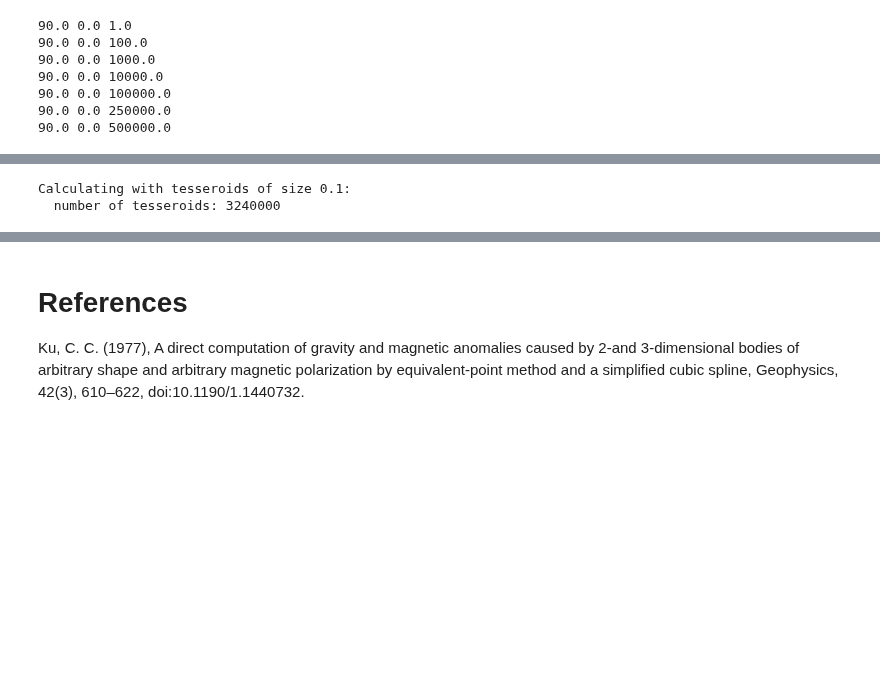
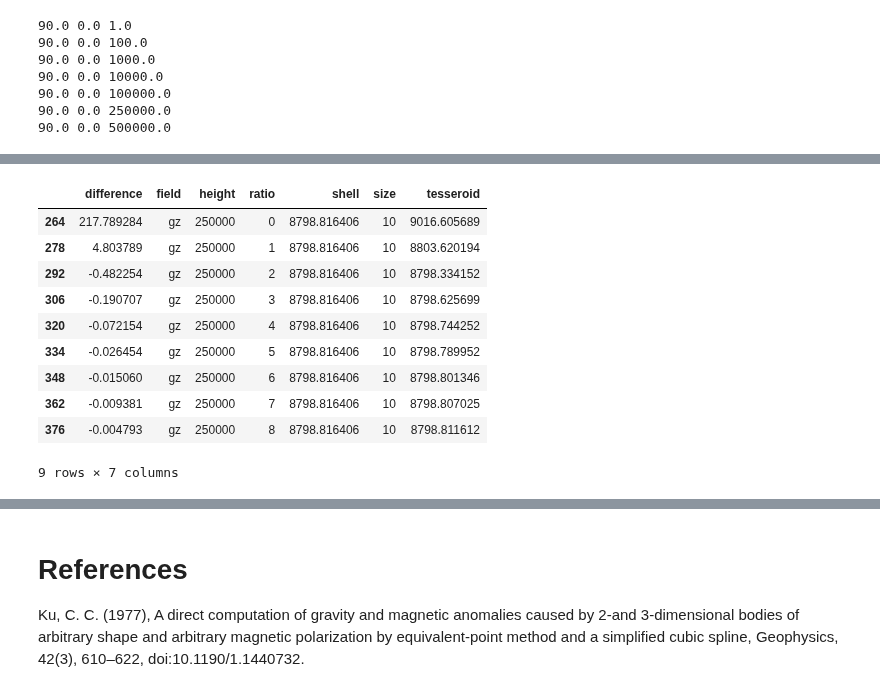
Before and after one commit to pinga-lab/paper-tesseroids, a Jupyter notebook: notebooks/tesseroid_vs_spherical_shell.ipynb, the cells around one changed output, grey strips where cells are left out. Drawn from its saved outputs; the diff is of its cells as text; code cells hidden in the pictures; blank space fills up the shorter version.

```diff
--- a/notebooks/tesseroid_vs_spherical_shell.ipynb
+++ b/notebooks/tesseroid_vs_spherical_shell.ipynb
@@ -1,2 +1,7 @@
 # %%
 %matplotlib inline
+# %%
+from IPython.parallel import Client
+client = Client()
+dview = client[:]
+client.ids
@@ -134,34 +170,64 @@ np.savetxt('points.txt', np.transpose([lons, lats, heights]), fmt='%.1f')
 # %%
+%%px
+dummy = lambda heights, a, b, c: numpy.zeros_like(heights)
+shellfuncs = dict(
+    pot=half_sph_shell.potential,
+    gz=half_sph_shell.gz,
+    gxx=half_sph_shell.gxx,
+    gxy=dummy,
+    gxz=dummy,
+    gyy=half_sph_shell.gyy,
+    gyz=dummy,
+    gzz=half_sph_shell.gzz)
 nheights = len(heights)
-data = pandas.DataFrame({}, columns=['field', 'size', 'ratio', 'height', 'tesseroid_value'])
-for size in sizes:
-    dump_model(make_model(size), 'model.txt')
-    print 'Calculating with tesseroids of size %g:' % (size)
-    ntess = !wc -l model.txt
-    print '  number of tesseroids: %s' % (ntess[0].split()[0])
+data = pandas.DataFrame({}, columns=[
+    'field',
+    'size',
+    'ratio',
+    'height',
+    'tesseroid',
+    'shell',
+    'difference'])
+for fname, size in zip(model_files, sizes):
     for ratio in ratios:
         # Assemble the pipeline
         if ratio == 0:
             flag = '-a'
         else:
             flag = '-t%g' % (ratio)
-        commands = ["cat points.txt"]
-        commands.extend('tess%s model.txt %s' % (field, flag) for field in fields)
-        pipeline = " | ".join(commands)
-        tmp = !$pipeline
-        # Remove comments and convert the strings to floats
-        output = np.loadtxt(StringIO('\n'.join(tmp)), unpack=True)[3:]
-        for value, field in zip(output, fields):
+        for field in fields:
+            pipeline = ' | '.join(['cat points.txt', 'tess%s %s %s' % (field, fname, flag)])
+            # Catch the output in tmp
+            tmp = !$pipeline
+            # and load it to a numpy array. Discard the lon, lat, height columns
+            tessvalue = numpy.loadtxt(StringIO('\n'.join(tmp)), unpack=True, usecols=[3])
+            shellvalue = shellfuncs[field](heights, 0, -thickness, density)
+            diff = tessvalue - shellvalue
             data = data.append(
                 pandas.DataFrame(
                     {'field': field,
                      'size': size,
                      'ratio': ratio,
                      'height': heights,
-                     'tesseroid_value': value,
+                     'tesseroid': tessvalue,
+                     'shell': shellvalue,
+                     'difference': diff,
                     }))
-data[data.field == 'gz']
-# %% [output]
-Calculating with tesseroids of size 0.1:
-  number of tesseroids: 3240000
+# %%
+data = pandas.concat(dview.gather('data').get(), ignore_index=True)
+data.sort('field', inplace=True)
+
+data[data.field == 'gz'][data.height == 250000][data.size == 10].sort('ratio')
+# %% [output]
+|  | difference | field | height | ratio | shell | size | tesseroid |
+| 264 | 217.789284 | gz | 250000 | 0 | 8798.816406 | 10 | 9016.605689 |
+| 278 | 4.803789 | gz | 250000 | 1 | 8798.816406 | 10 | 8803.620194 |
+| 292 | -0.482254 | gz | 250000 | 2 | 8798.816406 | 10 | 8798.334152 |
+| 306 | -0.190707 | gz | 250000 | 3 | 8798.816406 | 10 | 8798.625699 |
+| 320 | -0.072154 | gz | 250000 | 4 | 8798.816406 | 10 | 8798.744252 |
+| 334 | -0.026454 | gz | 250000 | 5 | 8798.816406 | 10 | 8798.789952 |
+| 348 | -0.015060 | gz | 250000 | 6 | 8798.816406 | 10 | 8798.801346 |
+| 362 | -0.009381 | gz | 250000 | 7 | 8798.816406 | 10 | 8798.807025 |
+| 376 | -0.004793 | gz | 250000 | 8 | 8798.816406 | 10 | 8798.811612 |
+9 rows × 7 columns
 # %%
```
Also changed, not shown: parts of 22 cells of this notebook, 2 other files.
